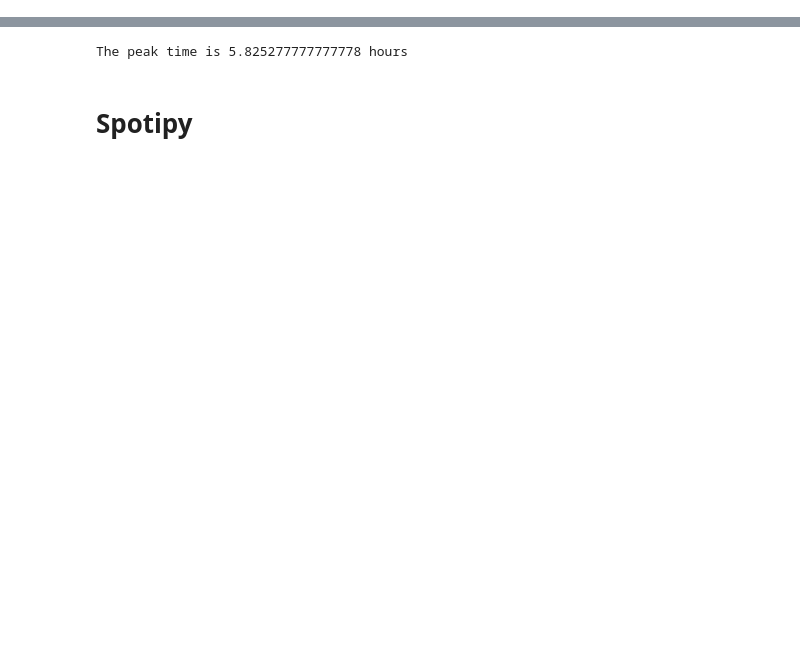
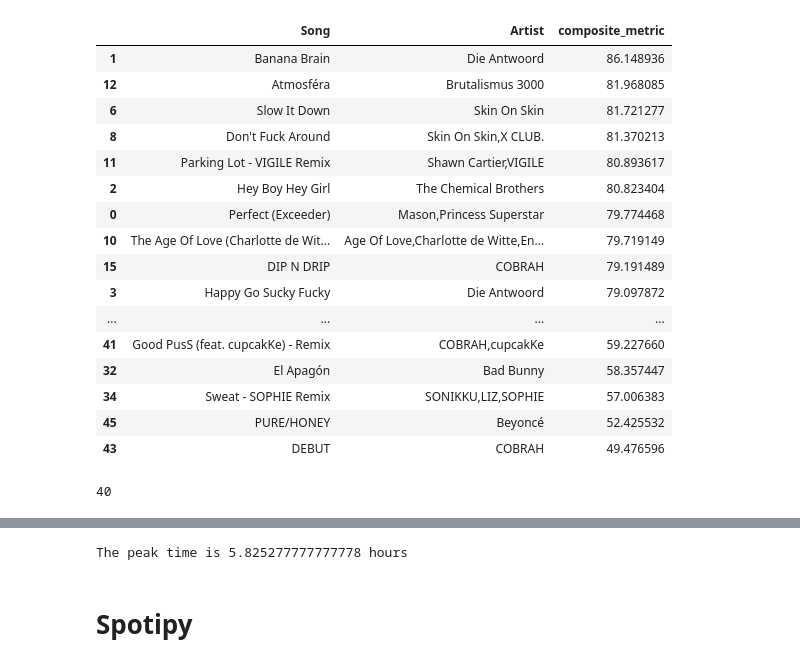
Before and after one commit to cirvine97/spotify_optimisation, a Jupyter notebook: SongOrderer.ipynb, the cells around one changed output, grey strips where cells are left out. Saved outputs shown, nothing was run; the diff lists cells and outputs as text; code cells hidden in the pictures; blank space fills up the shorter version.

Commit message:
For the VTSS playlist.

```diff
--- a/SongOrderer.ipynb
+++ b/SongOrderer.ipynb
@@ -49,0 +41,4 @@ playlist['Time'] = playlist['Time'].apply(lambda x: int(x.split(':')[0]) * 60 +
+# %%
+playlist['Speechiness'] = (playlist['Speechiness'] / playlist['Speechiness'].max()) * 100
+# Map 0 to 100 and 100 to 0
+playlist['Speechiness'] = playlist['Speechiness'].map(lambda x: 100 - x)
@@ -83,3 +77,27 @@ playlist
+# %%
+playlist[['Song', 'Artist', 'composite_metric']]
+# %% [output]
+|  | Song | Artist | composite_metric |
+| 1 | Banana Brain | Die Antwoord | 86.148936 |
+| 12 | Atmosféra | Brutalismus 3000 | 81.968085 |
+| 6 | Slow It Down | Skin On Skin | 81.721277 |
+| 8 | Don't Fuck Around | Skin On Skin,X CLUB. | 81.370213 |
+| 11 | Parking Lot - VIGILE Remix | Shawn Cartier,VIGILE | 80.893617 |
+| 2 | Hey Boy Hey Girl | The Chemical Brothers | 80.823404 |
+| 0 | Perfect (Exceeder) | Mason,Princess Superstar | 79.774468 |
+| 10 | The Age Of Love (Charlotte de Wit... | Age Of Love,Charlotte de Witte,En... | 79.719149 |
+| 15 | DIP N DRIP | COBRAH | 79.191489 |
+| 3 | Happy Go Sucky Fucky | Die Antwoord | 79.097872 |
+| ... | ... | ... | ... |
+| 41 | Good PusS (feat. cupcakKe) - Remix | COBRAH,cupcakKe | 59.227660 |
+| 32 | El Apagón | Bad Bunny | 58.357447 |
+| 34 | Sweat - SOPHIE Remix | SONIKKU,LIZ,SOPHIE | 57.006383 |
+| 45 | PURE/HONEY | Beyoncé | 52.425532 |
+| 43 | DEBUT | COBRAH | 49.476596 |
+# %%
+len(playlist)
+# %% [output]
+40
 # %%
 # Number of songs considered peak
 peak_number = 40
```
Also changed, not shown: parts of 13 cells of this notebook.
